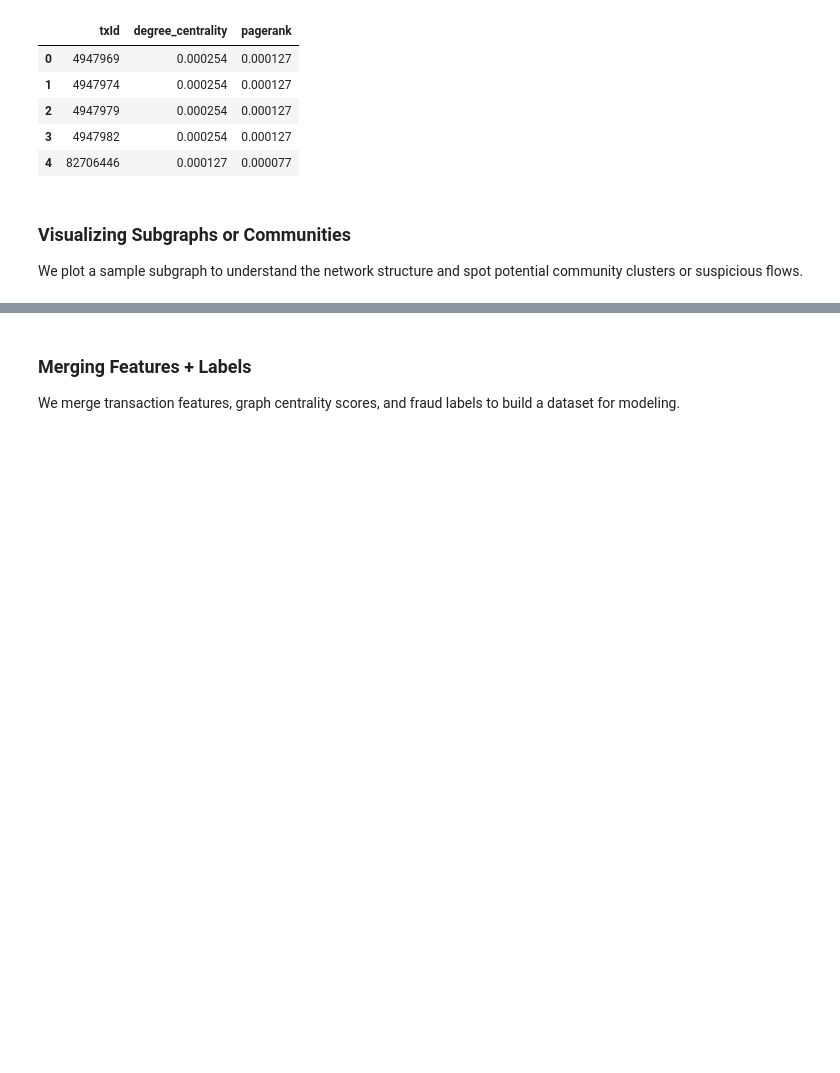
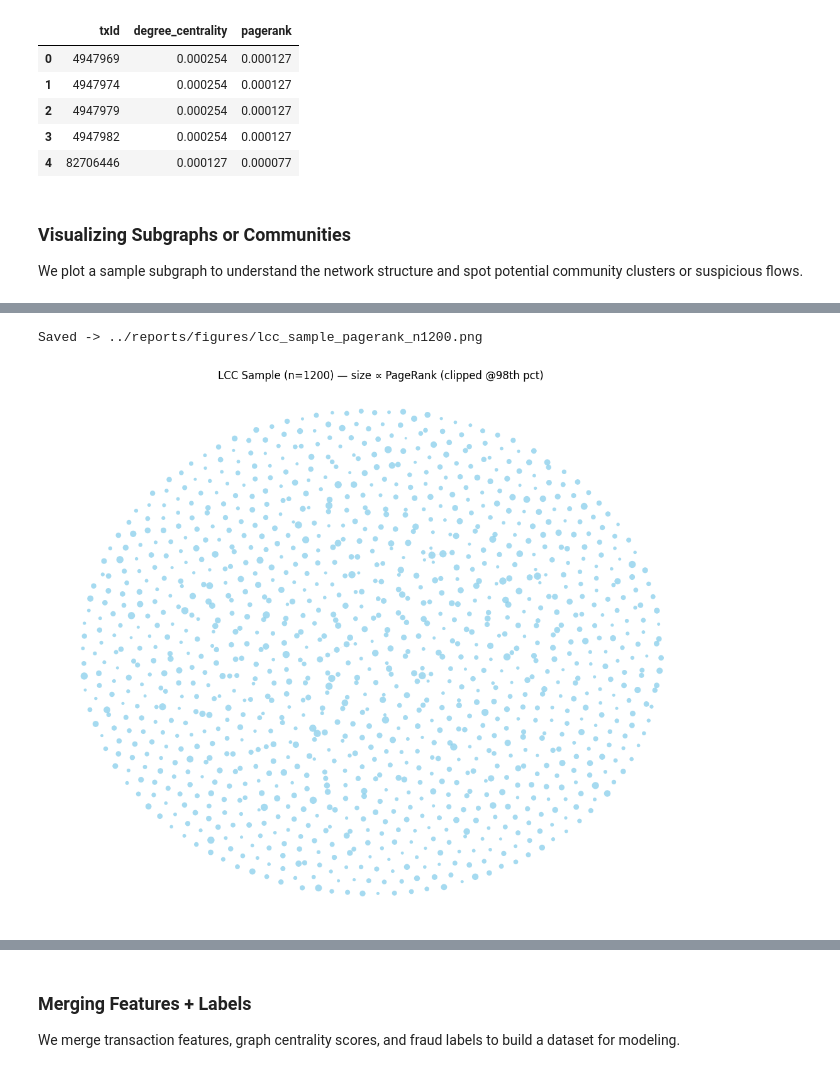
Before and after one commit to nora-li-ds/elliptic-aml-analysis, a Jupyter notebook: notebooks/01_exploration.ipynb, the cells around one changed output, grey strips where cells are left out. Cells and saved outputs as stored; diff of their text form; code cells hidden in the pictures; blank space fills up the shorter version.

```diff
--- a/notebooks/01_exploration.ipynb
+++ b/notebooks/01_exploration.ipynb
@@ -225,0 +287,57 @@ In fraud analytics, analyzing the LCC helps us focus on the *network backbone*
+# %%
+# --- LCC sample (n up to 1500) with robust PageRank sizing & cleaner style ---
+
+import os, random
+import numpy as np
+import matplotlib.pyplot as plt
+import networkx as nx
+
+random.seed(42)
+
+# 1) Largest Connected Component
+components = sorted(nx.connected_components(G.to_undirected()), key=len, reverse=True)
+G_lcc = G.subgraph(components[0]).copy()
+
+# 2) Sample fewer nodes for readability
+N = min(1200, G_lcc.number_of_nodes())
+sample_nodes = random.sample(list(G_lcc.nodes()), N)
+subG = G_lcc.subgraph(sample_nodes).copy()
+
+# 3) PageRank (reuse global if available)
+if 'pagerank_scores' in globals() and isinstance(pagerank_scores, dict):
+    pr = np.array([pagerank_scores.get(n, 0.0) for n in subG.nodes()])
+else:
+    pr = np.array(list(nx.pagerank(subG).values()))
+
+# Robust scaling: clip to 98th percentile, then min-max
+p98 = np.percentile(pr, 98) if pr.size else 1.0
+pr_clip = np.clip(pr, 0, p98)
+pr_norm = (pr_clip - pr_clip.min()) / (pr_clip.max() - pr_clip.min() + 1e-12)
+
+# Smaller range to avoid bubble wall
+sizes = 8 + pr_norm * 60  # 8..68
+
+# 4) Layout: slightly stronger spacing to separate clusters
+pos = nx.spring_layout(subG, seed=42, k=0.2, iterations=60)
+
+plt.figure(figsize=(11, 9))
+nx.draw_networkx_edges(subG, pos, width=0.3, edge_color="gainsboro", alpha=0.5)
+nx.draw_networkx_nodes(subG, pos,
+                       node_size=sizes,
+                       node_color="skyblue",
+                       linewidths=0.0,
+                       alpha=0.75)
+
+plt.title(f"LCC Sample (n={N}) — size ∝ PageRank (clipped @98th pct)")
+plt.axis("off")
+plt.tight_layout()
+
+os.makedirs("../reports/figures", exist_ok=True)
+out2 = f"../reports/figures/lcc_sample_pagerank_n{N}.png"
+plt.savefig(out2, dpi=220, bbox_inches="tight")
+print(f"Saved -> {out2}")
+
+plt.show()
+# %% [output]
+Saved -> ../reports/figures/lcc_sample_pagerank_n1200.png
+[figure, added]
```
Also changed, not shown: parts of 11 cells of this notebook, 9 other files.
